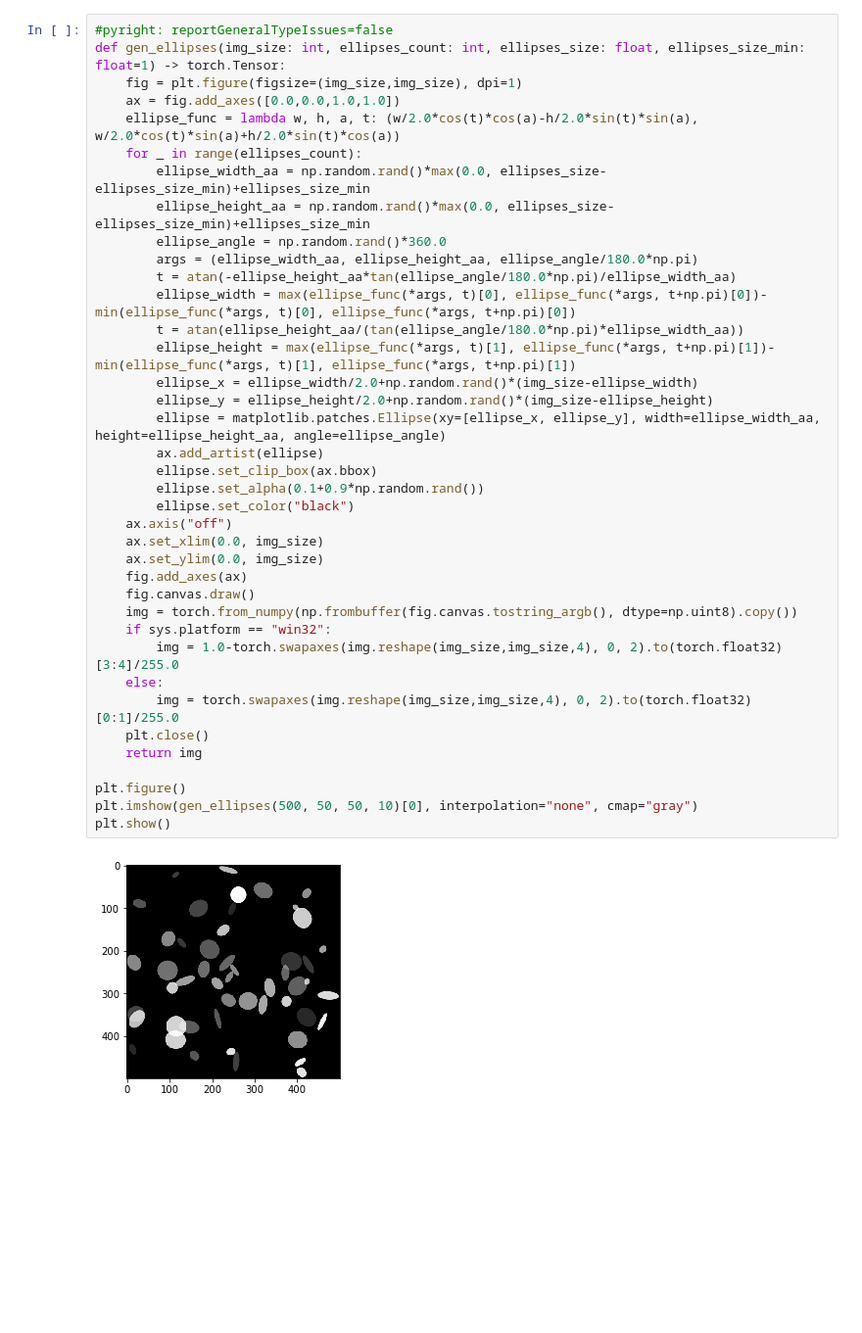
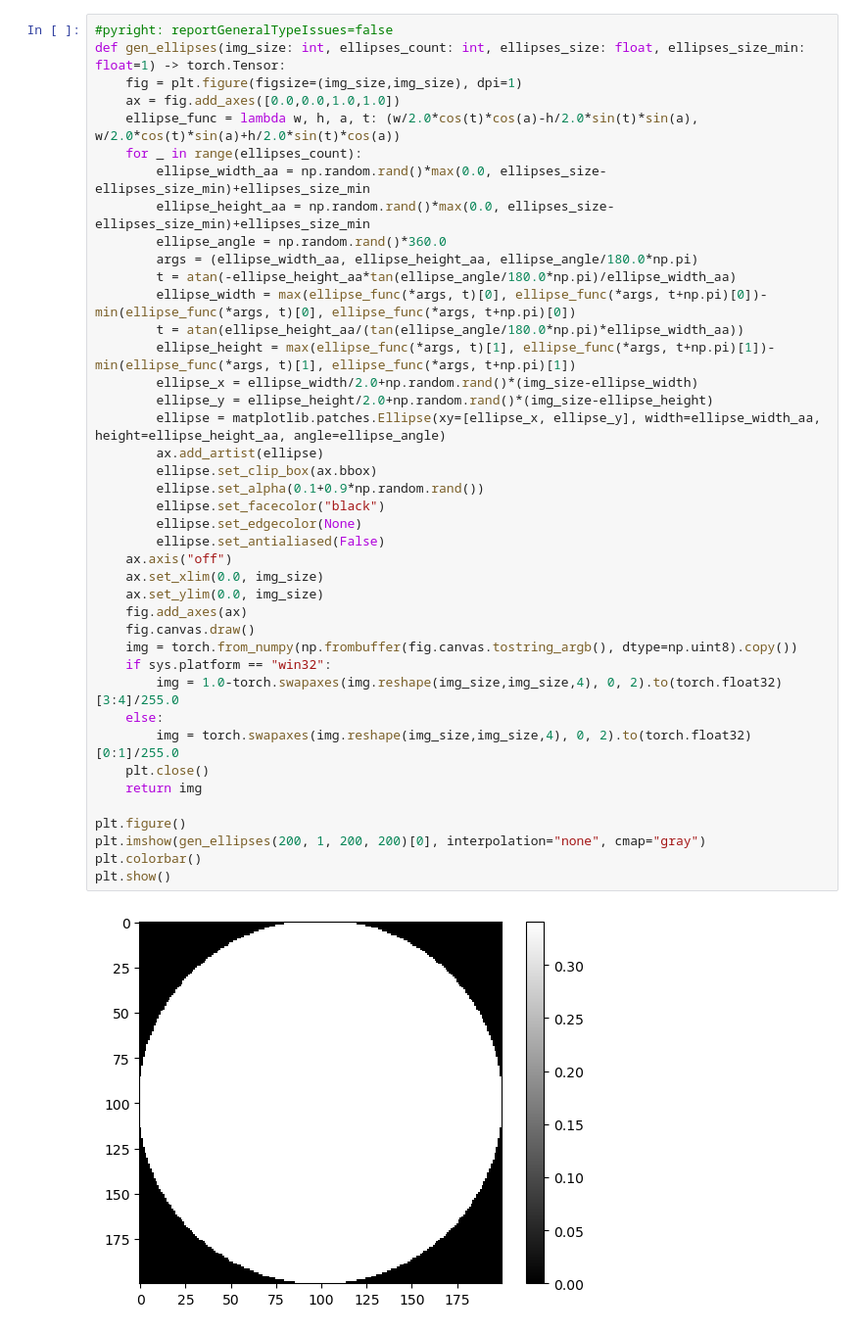
Before and after one commit to AlexanderAuras/LearnedRadonFilters, a Jupyter notebook: ellipses.ipynb, the cells around one changed output. Shown at 98% size. Cells and saved outputs as stored; diff of their text form; blank space fills up the shorter version.

Commit message:
minor bug-fix in ellipses

```diff
--- a/ellipses.ipynb
+++ b/ellipses.ipynb
@@ -23,36 +25,39 @@ def gen_ellipses(img_size: int, ellipses_count: int, ellipses_size: float, ellip
         ellipse_width_aa = np.random.rand()*max(0.0, ellipses_size-ellipses_size_min)+ellipses_size_min
         ellipse_height_aa = np.random.rand()*max(0.0, ellipses_size-ellipses_size_min)+ellipses_size_min
         ellipse_angle = np.random.rand()*360.0
         args = (ellipse_width_aa, ellipse_height_aa, ellipse_angle/180.0*np.pi)
         t = atan(-ellipse_height_aa*tan(ellipse_angle/180.0*np.pi)/ellipse_width_aa)
         ellipse_width = max(ellipse_func(*args, t)[0], ellipse_func(*args, t+np.pi)[0])-min(ellipse_func(*args, t)[0], ellipse_func(*args, t+np.pi)[0])
         t = atan(ellipse_height_aa/(tan(ellipse_angle/180.0*np.pi)*ellipse_width_aa))
         ellipse_height = max(ellipse_func(*args, t)[1], ellipse_func(*args, t+np.pi)[1])-min(ellipse_func(*args, t)[1], ellipse_func(*args, t+np.pi)[1])
         ellipse_x = ellipse_width/2.0+np.random.rand()*(img_size-ellipse_width)
         ellipse_y = ellipse_height/2.0+np.random.rand()*(img_size-ellipse_height)
         ellipse = matplotlib.patches.Ellipse(xy=[ellipse_x, ellipse_y], width=ellipse_width_aa, height=ellipse_height_aa, angle=ellipse_angle)
         ax.add_artist(ellipse)
         ellipse.set_clip_box(ax.bbox)
         ellipse.set_alpha(0.1+0.9*np.random.rand())
-        ellipse.set_color("black")
+        ellipse.set_facecolor("black")
+        ellipse.set_edgecolor(None)
+        ellipse.set_antialiased(False)
     ax.axis("off")
     ax.set_xlim(0.0, img_size)
     ax.set_ylim(0.0, img_size)
     fig.add_axes(ax)
     fig.canvas.draw()
     img = torch.from_numpy(np.frombuffer(fig.canvas.tostring_argb(), dtype=np.uint8).copy())
     if sys.platform == "win32":
         img = 1.0-torch.swapaxes(img.reshape(img_size,img_size,4), 0, 2).to(torch.float32)[3:4]/255.0
     else:
         img = torch.swapaxes(img.reshape(img_size,img_size,4), 0, 2).to(torch.float32)[0:1]/255.0
     plt.close()
     return img
 
 plt.figure()
-plt.imshow(gen_ellipses(500, 50, 50, 10)[0], interpolation="none", cmap="gray")
+plt.imshow(gen_ellipses(200, 1, 200, 200)[0], interpolation="none", cmap="gray")
+plt.colorbar()
 plt.show()
 # %% [output]
-[figure, old version]
+[figure, new version]
 # %%
 torch.manual_seed(123)
 tdmi = iter(EllipsesDataModule(typing.cast(omegaconf.DictConfig, type("",(object,), {
```
Also changed, not shown: parts of 2 cells of this notebook, 2 other files.
